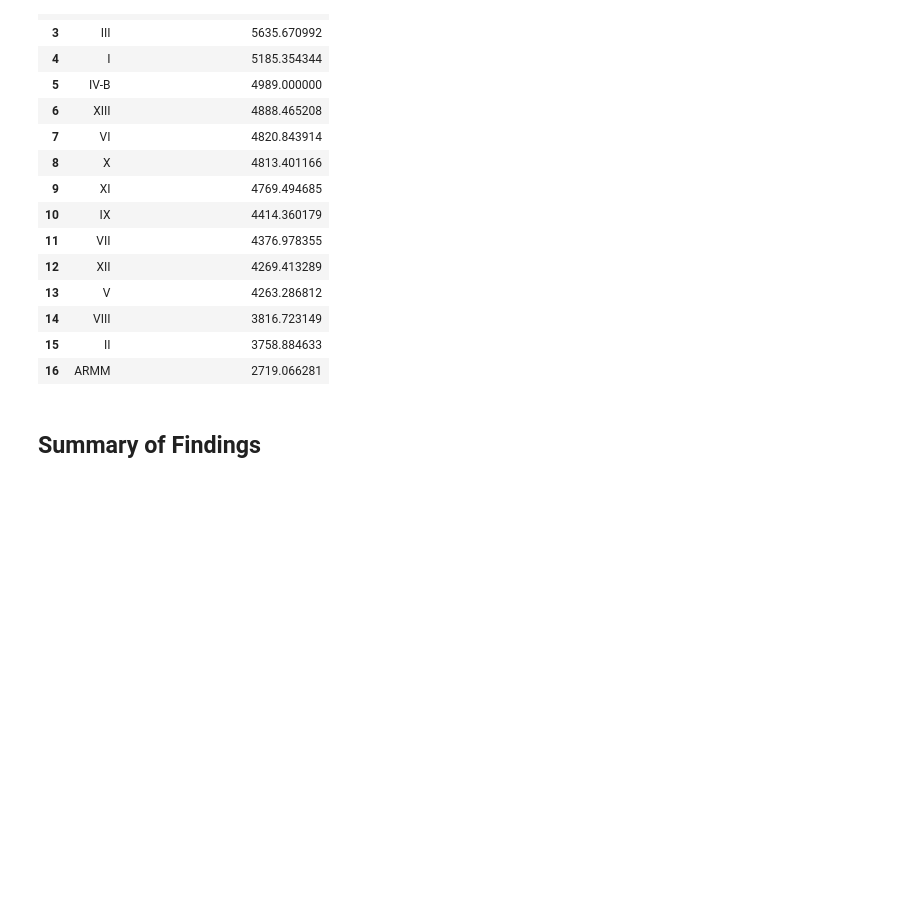
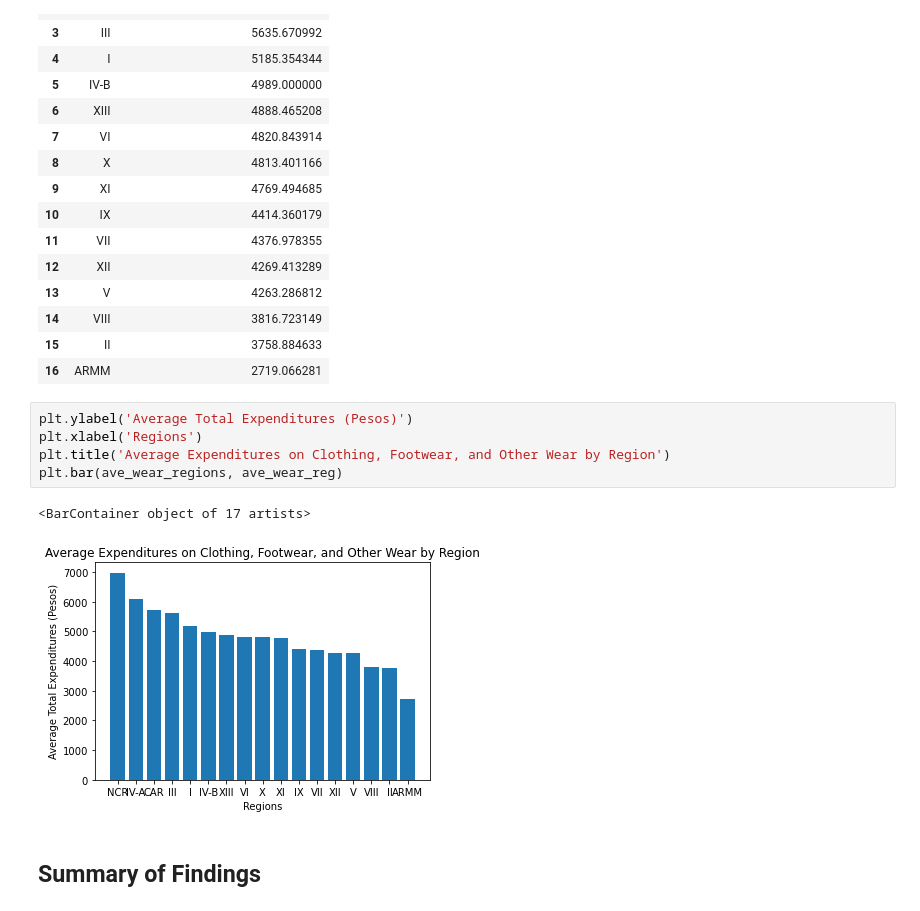
Before and after one commit to azrielortega/DATA100-Final-Project, a Jupyter notebook: Final Project.ipynb, the cells around one changed output. Drawn from its saved outputs; the diff is of its cells as text; blank space fills up the shorter version.

```diff
--- a/Final Project.ipynb
+++ b/Final Project.ipynb
@@ -1461,6 +1454,14 @@ _df_ave_wear_reg
 | 14 | VIII | 3816.723149 |
 | 15 | II | 3758.884633 |
 | 16 | ARMM | 2719.066281 |
+# %%
+plt.ylabel('Average Total Expenditures (Pesos)')
+plt.xlabel('Regions')
+plt.title('Average Expenditures on Clothing, Footwear, and Other Wear by Region')
+plt.bar(ave_wear_regions, ave_wear_reg)
+# %% [output]
+<BarContainer object of 17 artists>
+[figure, added]
 # %% [markdown]
 ## Summary of Findings
 # %% [markdown]
```
Also changed, not shown: parts of 3 cells of this notebook.
